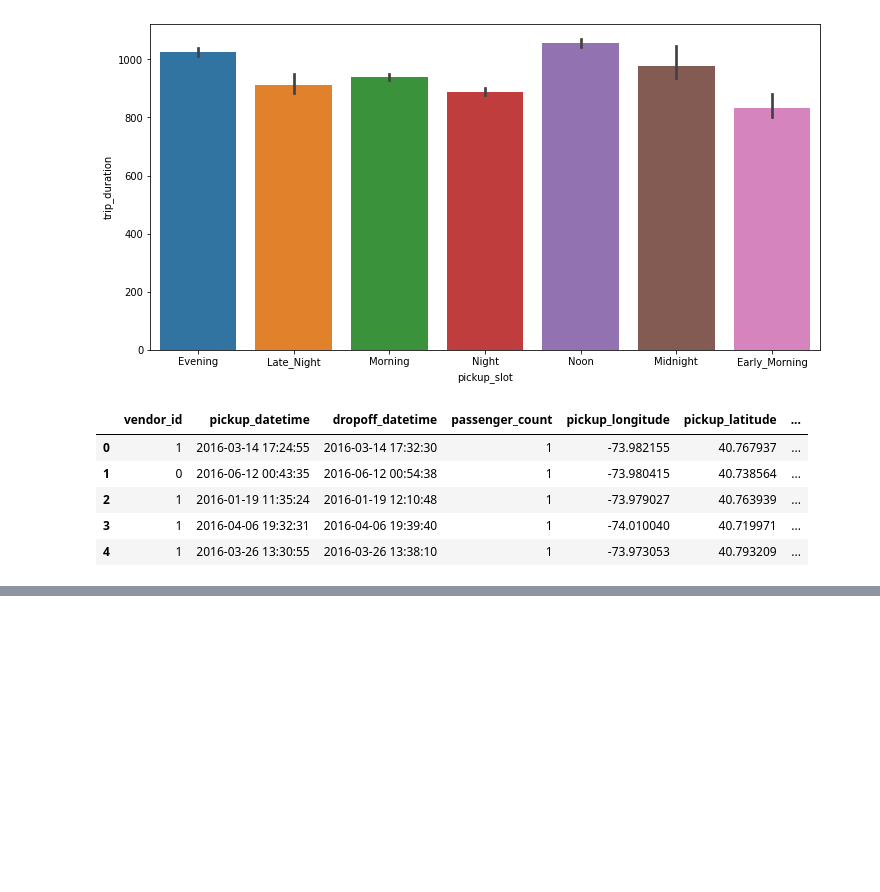
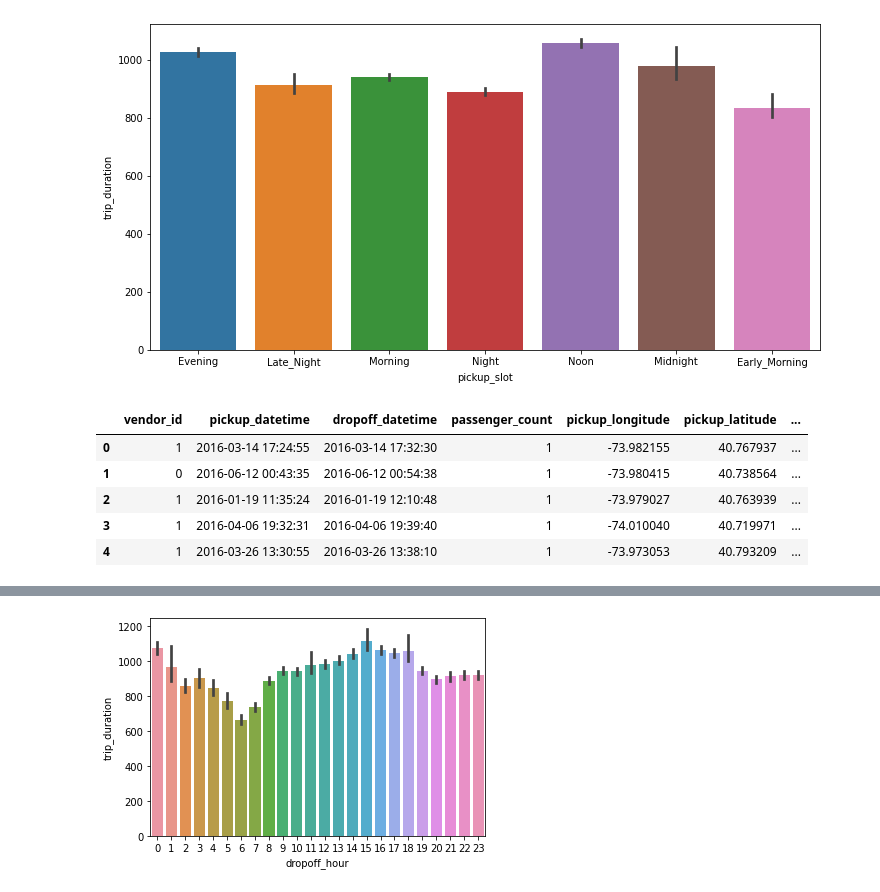
Before and after one commit to VivekJeldi/NYC-Taxi-Trip-Duration, a Jupyter notebook: Code_EDA.ipynb, the cells around one changed output, grey strips where cells are left out. Drawn from its saved outputs; the diff is of its cells as text; code cells hidden in the pictures; blank space fills up the shorter version.

```diff
--- a/Code_EDA.ipynb
+++ b/Code_EDA.ipynb
@@ -241,0 +280,5 @@ df.head()
+# %%
+sns.barplot(x=df['dropoff_hour'], y=df['trip_duration'])
+plt.show()
+# %% [output]
+[figure, added]
```
Also changed, not shown: parts of 21 cells of this notebook, 1 other file.
